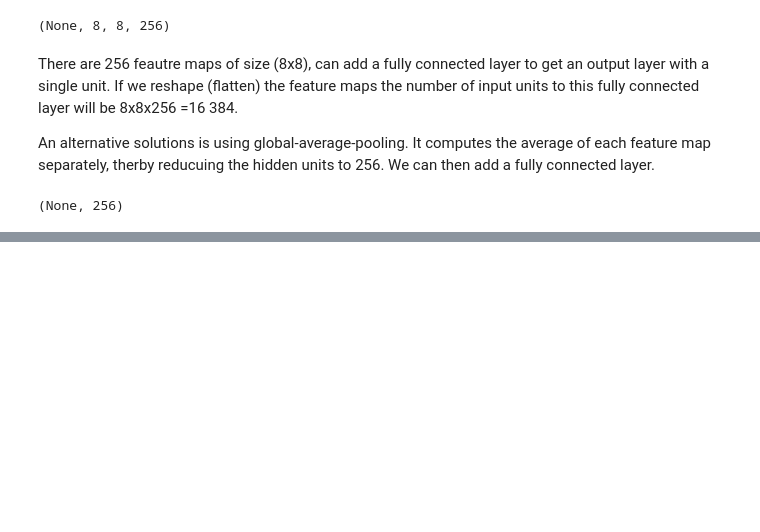
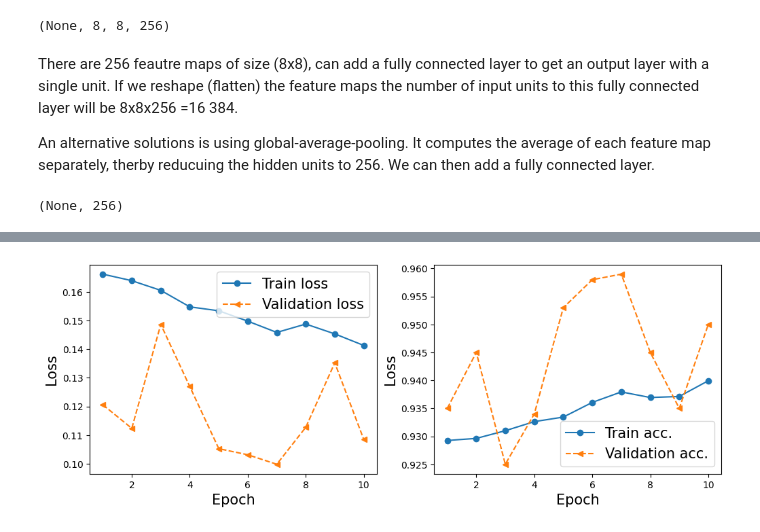
Before and after one commit to hskramstad00/DAT300, a Jupyter notebook: Boka/CH15: Classifing Images with CNN/gender_classification_face_images_CNN.ipynb, the cells around one changed output, grey strips where cells are left out. Cells and saved outputs as stored; diff of their text form; code cells hidden in the pictures; blank space fills up the shorter version.

```diff
--- a/Boka/CH15: Classifing Images with CNN/gender_classification_face_images_CNN.ipynb
+++ b/Boka/CH15: Classifing Images with CNN/gender_classification_face_images_CNN.ipynb
@@ -303,0 +335,4 @@ TypeError: 'numpy.float64' object cannot be interpreted as an integer
+# %%
+# as we can see from the learning curves, the losses for training and the validation have not converged to a plateau region
+# based on that we could have trained a bit longer, using fit again we can train for 10 more epochs
+history = model.fit(ds_train, validation_data=ds_valid, epochs=30, initial_epoch=20, steps_per_epoch=steps_per_epoch)
@@ -303,0 +360,23 @@ TypeError: 'numpy.float64' object cannot be interpreted as an integer
+# %%
+# visualize the traing and validation after 10 more epochs
+
+hist = history.history
+x_arr = np.arange(len(hist['loss'])) +1
+fig = plt.figure(figsize=(12,4))
+ax = fig.add_subplot(1,2,1)
+ax.plot(x_arr, hist['loss'], '-o', label='Train loss')
+ax.plot(x_arr, hist['val_loss'], '--<', label='Validation loss')
+ax.legend(fontsize=15)
+ax.set_xlabel('Epoch', size=15)
+ax.set_ylabel('Loss', size=15)
+
+ax = fig.add_subplot(1,2,2)
+ax.plot(x_arr, hist['accuracy'], '-o', label='Train acc.')
+ax.plot(x_arr, hist['val_accuracy'], '--<', label='Validation acc.')
+ax.legend(fontsize=15)
+ax.set_xlabel('Epoch', size=15)
+ax.set_ylabel('Loss', size=15)
+
+plt.show()
+# %% [output]
+[figure, added]
```
Also changed, not shown: parts of 7 cells of this notebook.
